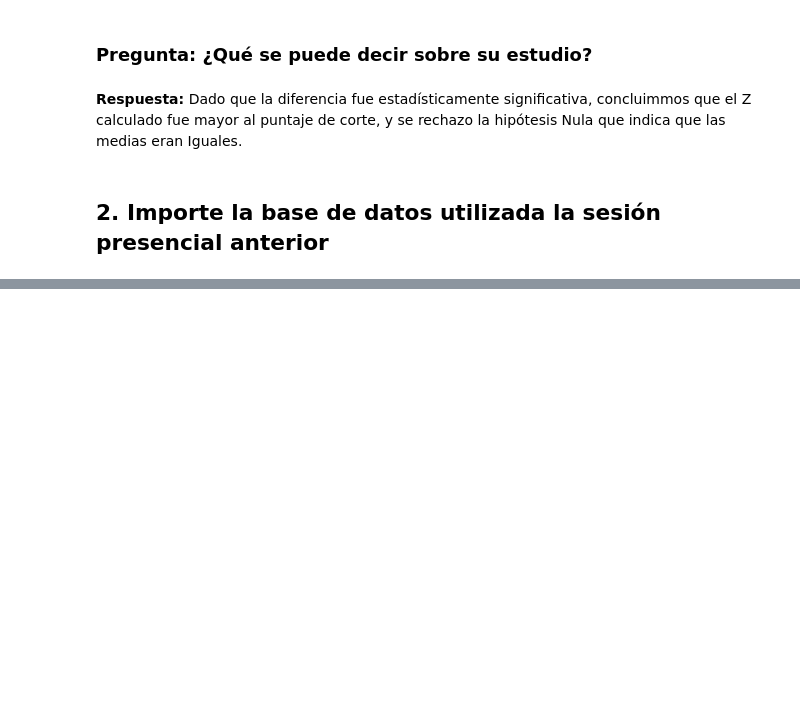
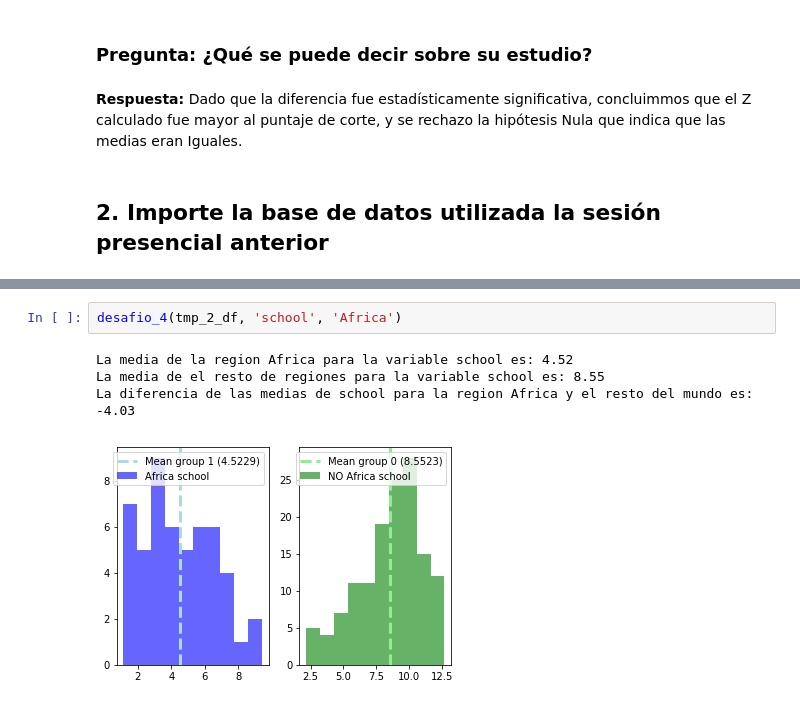
Before and after one commit to lporras/data-science-desafio, a Jupyter notebook: 2-modulo-fundamentos-data-science/hipótesis_y_correlación/desafios/pruebas_de_hipotesis/Desafío - Pruebas de hipótesis.ipynb, the cells around one changed output, grey strips where cells are left out. Drawn from its saved outputs; the diff is of its cells as text; blank space fills up the shorter version.

```diff
--- a/2-modulo-fundamentos-data-science/hipótesis_y_correlación/desafios/pruebas_de_hipotesis/Desafío - Pruebas de hipótesis.ipynb
+++ b/2-modulo-fundamentos-data-science/hipótesis_y_correlación/desafios/pruebas_de_hipotesis/Desafío - Pruebas de hipótesis.ipynb
@@ -47,0 +225,7 @@ df.head()
+# %%
+desafio_4(tmp_2_df, 'school', 'Africa')
+# %% [output]
+La media de la region Africa para la variable school es: 4.52
+La media de el resto de regiones para la variable school es: 8.55
+La diferencia de las medias de school para la region Africa y el resto del mundo es: -4.03
+[figure, added]
```
Also changed, not shown: parts of 48 cells of this notebook, 2 other files.
